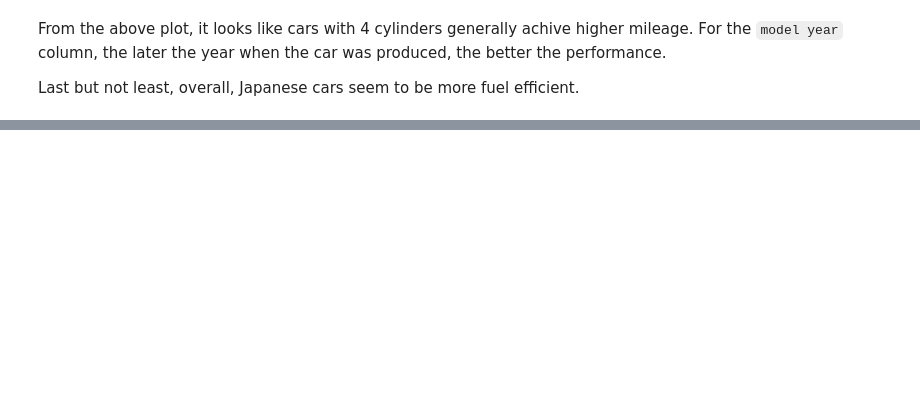
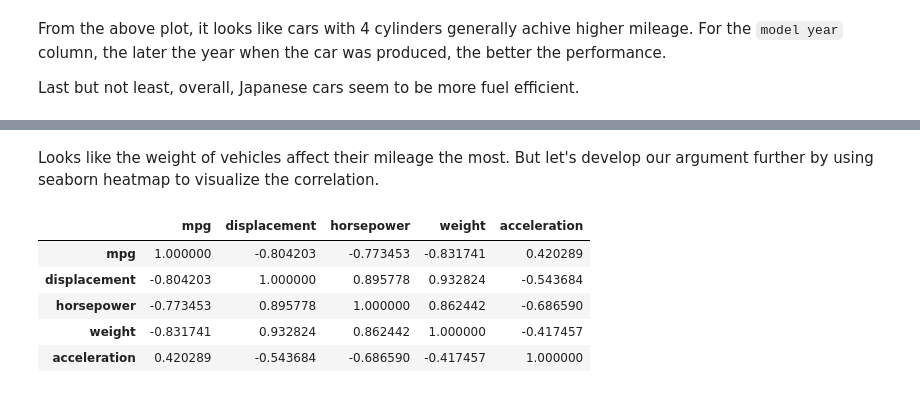
Before and after one commit to Chau-Ngoc/auto-mpg, a Jupyter notebook: auto_mpg_prediction.ipynb, the cells around one changed output, grey strips where cells are left out. Saved outputs shown, nothing was run; the diff lists cells and outputs as text; code cells hidden in the pictures; blank space fills up the shorter version.

```diff
--- a/auto_mpg_prediction.ipynb
+++ b/auto_mpg_prediction.ipynb
@@ -259,0 +318,12 @@ Last but not least, overall, Japanese cars seem to be more fuel efficient.
+# %% [markdown]
+Looks like the weight of vehicles affect their mileage the most. But let's develop our argument further by using seaborn heatmap to visualize the correlation.
+# %%
+df_corr = df_vehicles.corr()
+df_corr
+# %% [output]
+|  | mpg | displacement | horsepower | weight | acceleration |
+| mpg | 1.000000 | -0.804203 | -0.773453 | -0.831741 | 0.420289 |
+| displacement | -0.804203 | 1.000000 | 0.895778 | 0.932824 | -0.543684 |
+| horsepower | -0.773453 | 0.895778 | 1.000000 | 0.862442 | -0.686590 |
+| weight | -0.831741 | 0.932824 | 0.862442 | 1.000000 | -0.417457 |
+| acceleration | 0.420289 | -0.543684 | -0.686590 | -0.417457 | 1.000000 |
```
Also changed, not shown: parts of 11 cells of this notebook.
